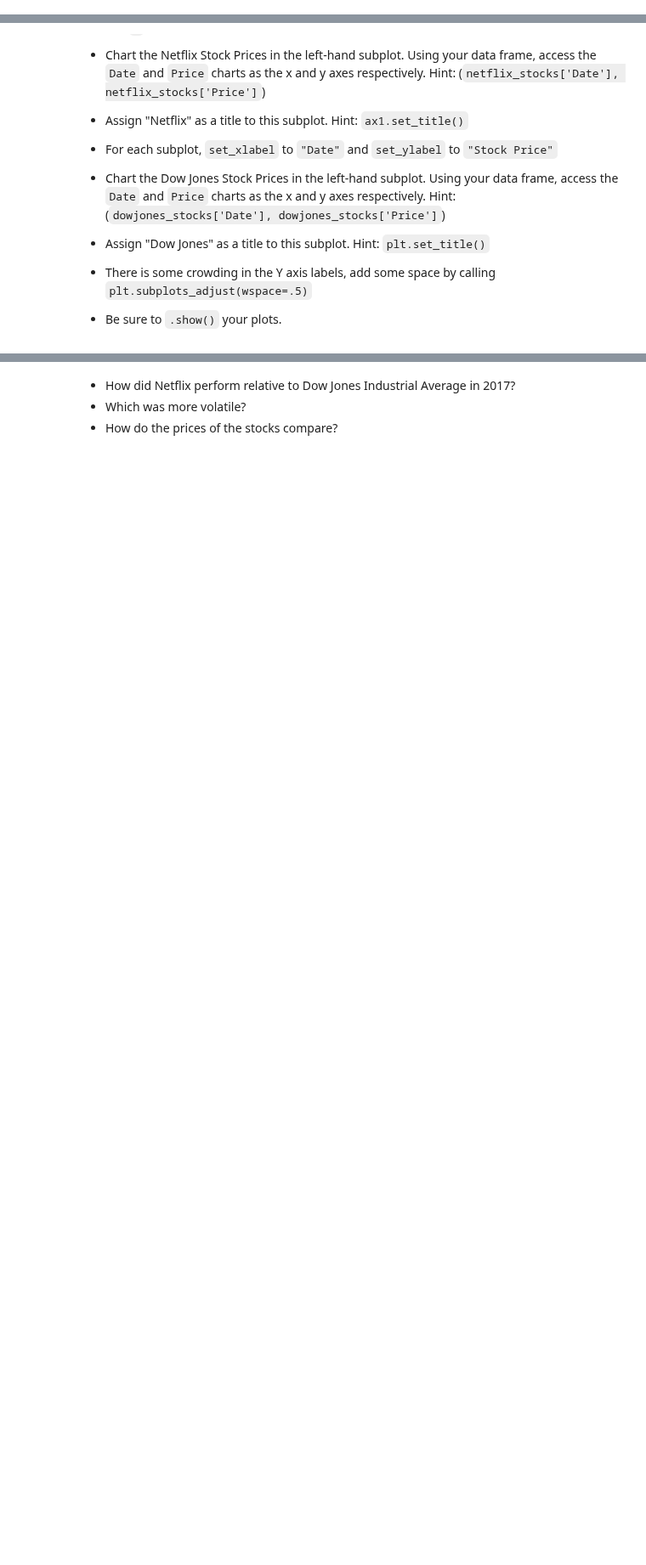
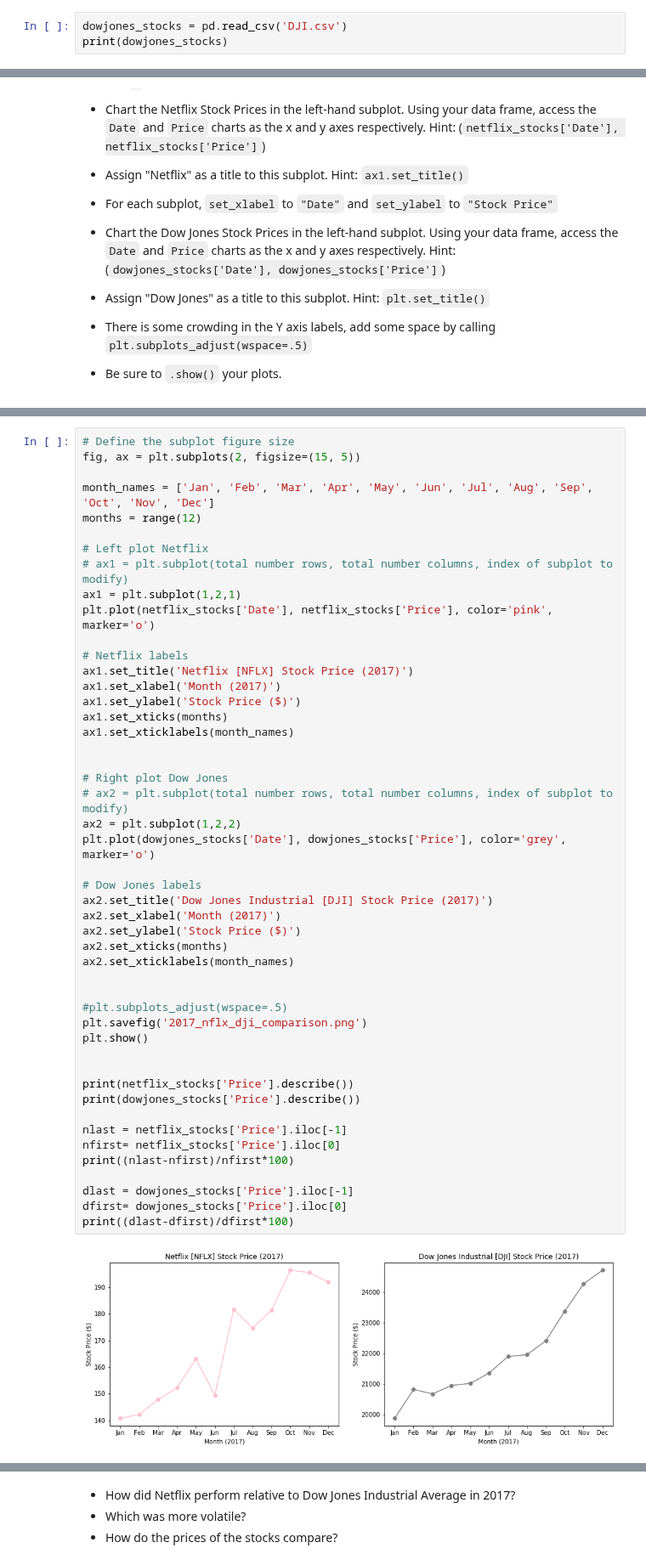
Before and after one commit to pelian/codeacademy, a Jupyter notebook: Data Visualization with Python/unit 6/Netflix Data/netflix_visualizations.ipynb, the cells around one changed output, grey strips where cells are left out. Shown at 85% size. Drawn from its saved outputs; the diff is of its cells as text; blank space fills up the shorter version.

```diff
--- a/Data Visualization with Python/unit 6/Netflix Data/netflix_visualizations.ipynb
+++ b/Data Visualization with Python/unit 6/Netflix Data/netflix_visualizations.ipynb
@@ -44,3 +73,6 @@ Note: In the Yahoo Data, `Adj Close` represents the adjusted close price adjuste
 Load **DJI.csv** into a DataFrame called `dowjones_stocks`. Then, quickly inspect the DataFrame using `print()`.
 
 Note: You can learn more about why the Dow Jones Industrial Average is a industry reflection of the larger stock market [here](https://www.investopedia.com/terms/d/djia.asp).
+# %%
+dowjones_stocks = pd.read_csv('DJI.csv')
+print(dowjones_stocks)
@@ -210,0 +453,50 @@ Since `Price` which is the most relevant data is in the Y axis, let's map our su
+# %%
+# Define the subplot figure size
+fig, ax = plt.subplots(2, figsize=(15, 5))
+
+month_names = ['Jan', 'Feb', 'Mar', 'Apr', 'May', 'Jun', 'Jul', 'Aug', 'Sep', 'Oct', 'Nov', 'Dec']
+months = range(12)
+
+# Left plot Netflix
+# ax1 = plt.subplot(total number rows, total number columns, index of subplot to modify)
+ax1 = plt.subplot(1,2,1)
+plt.plot(netflix_stocks['Date'], netflix_stocks['Price'], color='pink', marker='o')
+
+# Netflix labels
+ax1.set_title('Netflix [NFLX] Stock Price (2017)')
+ax1.set_xlabel('Month (2017)')
+ax1.set_ylabel('Stock Price ($)')
+ax1.set_xticks(months)
+ax1.set_xticklabels(month_names)
+
+
+# Right plot Dow Jones
+# ax2 = plt.subplot(total number rows, total number columns, index of subplot to modify)
+ax2 = plt.subplot(1,2,2)
+plt.plot(dowjones_stocks['Date'], dowjones_stocks['Price'], color='grey', marker='o')
+
+# Dow Jones labels
+ax2.set_title('Dow Jones Industrial [DJI] Stock Price (2017)')
+ax2.set_xlabel('Month (2017)')
+ax2.set_ylabel('Stock Price ($)')
+ax2.set_xticks(months)
+ax2.set_xticklabels(month_names)
+
+
+#plt.subplots_adjust(wspace=.5)
+plt.savefig('2017_nflx_dji_comparison.png')
+plt.show()
+
+
+print(netflix_stocks['Price'].describe())
+print(dowjones_stocks['Price'].describe())
+
+nlast = netflix_stocks['Price'].iloc[-1]
+nfirst= netflix_stocks['Price'].iloc[0]
+print((nlast-nfirst)/nfirst*100)
+
+dlast = dowjones_stocks['Price'].iloc[-1]
+dfirst= dowjones_stocks['Price'].iloc[0]
+print((dlast-dfirst)/dfirst*100)
+# %% [output]
+[figure, added]
```
Also changed, not shown: parts of 16 cells of this notebook, 10 other files.
